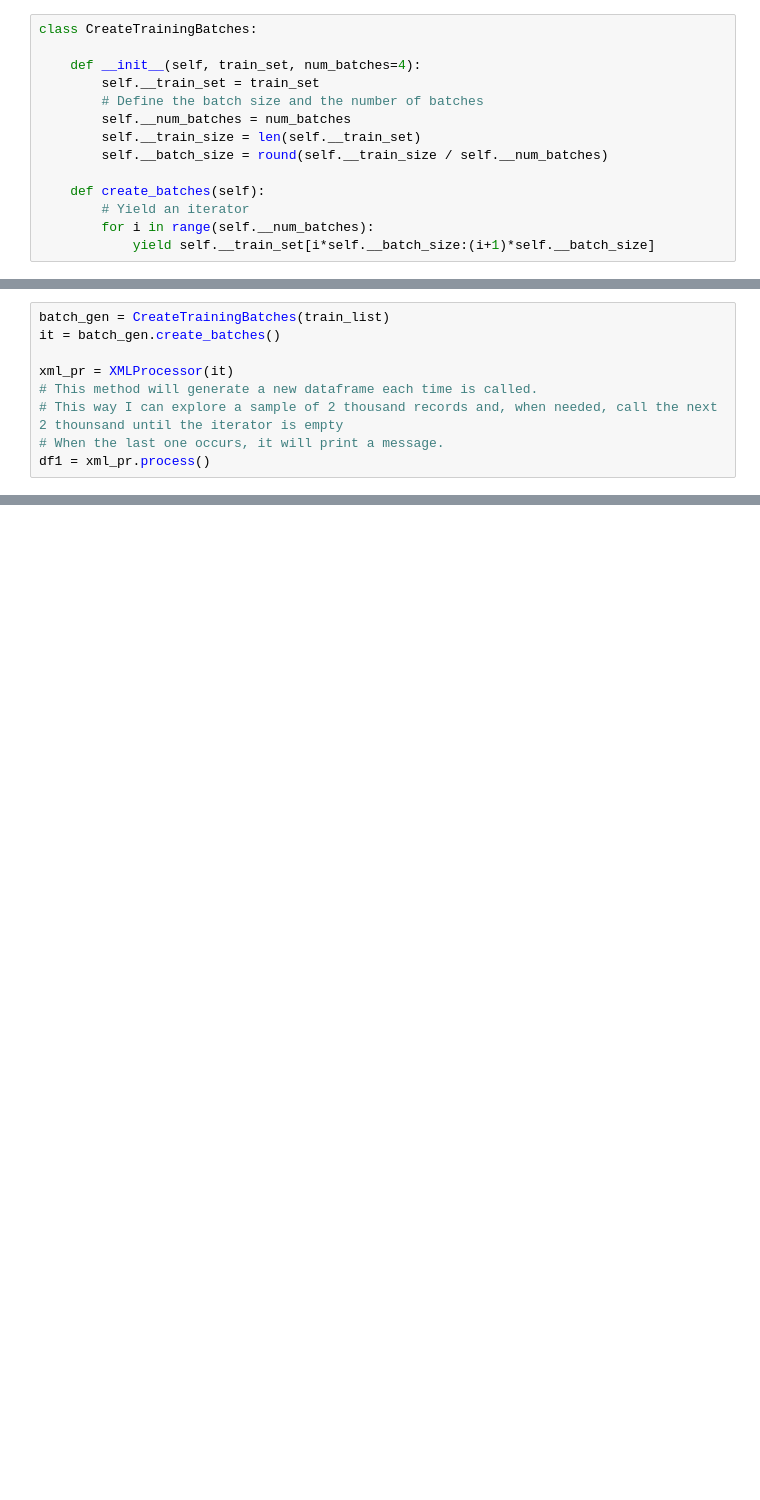
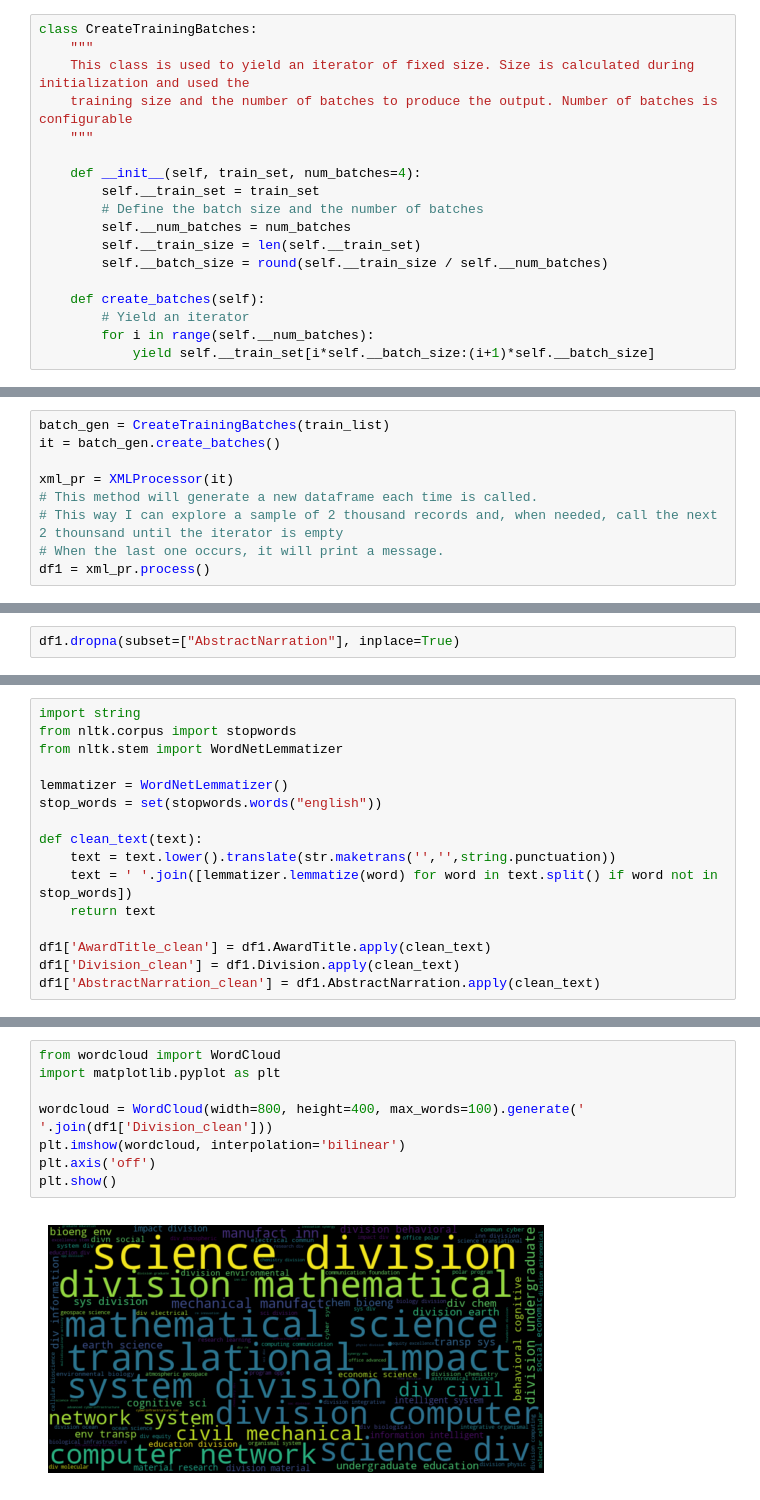
Before and after one commit to EdRome/GlobantChallenge, a Jupyter notebook: challengeglobant.ipynb, the cells around one changed output, grey strips where cells are left out. Saved outputs shown, nothing was run; the diff lists cells and outputs as text; blank space fills up the shorter version.

```diff
--- a/challengeglobant.ipynb
+++ b/challengeglobant.ipynb
@@ -79,6 +79,10 @@ from sklearn.model_selection import train_test_split
 train_list, test_list = train_test_split(xml_list_files, test_size=0.33, shuffle=True)
 # %%
 class CreateTrainingBatches:
+    """
+    This class is used to yield an iterator of fixed size. Size is calculated during initialization and used the
+    training size and the number of batches to produce the output. Number of batches is configurable
+    """
 
     def __init__(self, train_set, num_batches=4):
         self.__train_set = train_set
@@ -165,0 +236,2 @@ df1
+# %%
+df1.dropna(subset=["AbstractNarration"], inplace=True)
@@ -165,0 +268,16 @@ df1
+# %%
+import string
+from nltk.corpus import stopwords
+from nltk.stem import WordNetLemmatizer
+
+lemmatizer = WordNetLemmatizer()
+stop_words = set(stopwords.words("english"))
+
+def clean_text(text):
+    text = text.lower().translate(str.maketrans('','',string.punctuation))
+    text = ' '.join([lemmatizer.lemmatize(word) for word in text.split() if word not in stop_words])
+    return text
+
+df1['AwardTitle_clean'] = df1.AwardTitle.apply(clean_text)
+df1['Division_clean'] = df1.Division.apply(clean_text)
+df1['AbstractNarration_clean'] = df1.AbstractNarration.apply(clean_text)
@@ -165,0 +375,10 @@ df1
+# %%
+from wordcloud import WordCloud
+import matplotlib.pyplot as plt
+
+wordcloud = WordCloud(width=800, height=400, max_words=100).generate(' '.join(df1['Division_clean']))
+plt.imshow(wordcloud, interpolation='bilinear')
+plt.axis('off')
+plt.show()
+# %% [output]
+[figure, added]
```
Also changed, not shown: parts of 16 cells of this notebook.
